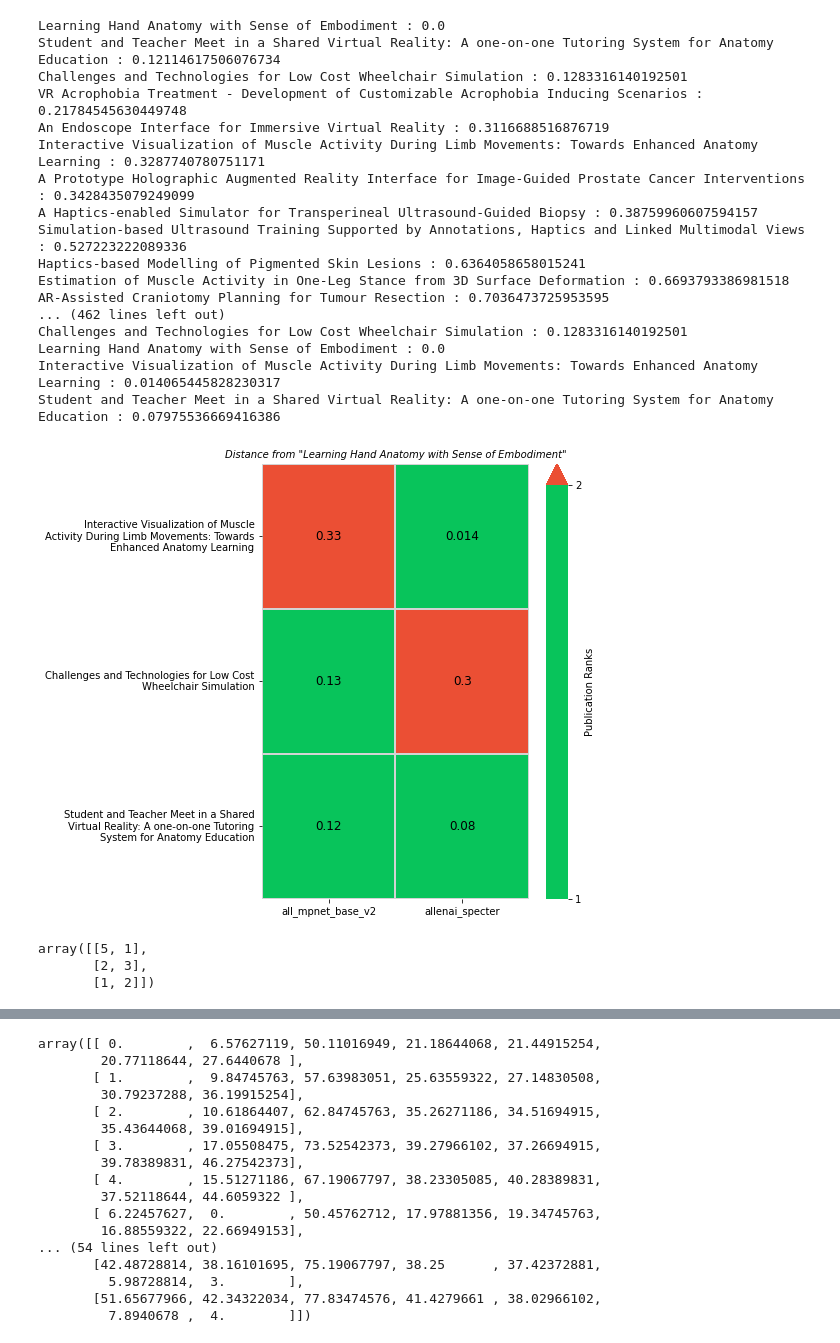
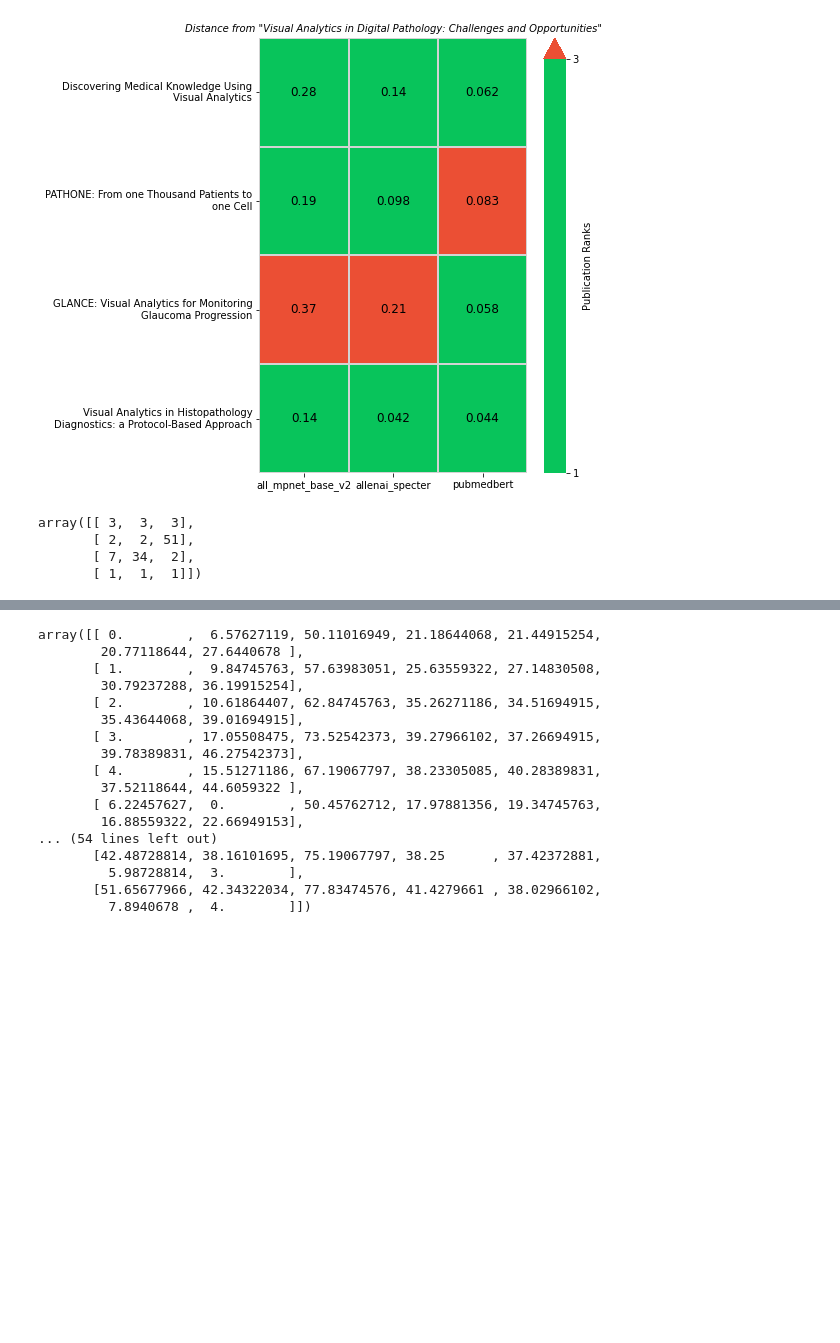
Before and after one commit to pruthvi-hegde/biomedvis, a Jupyter notebook: notebooks/k_neighbours.ipynb, the cells around one changed output, grey strips where cells are left out. Saved outputs shown, nothing was run; the diff lists cells and outputs as text; code cells hidden in the pictures; blank space fills up the shorter version.

```diff
--- a/notebooks/k_neighbours.ipynb
+++ b/notebooks/k_neighbours.ipynb
@@ -70,15 +70,15 @@ def kClosest_high(points, target, K):
     return dict(zip(position, dist))
 # %%
 def load_points(model, article, k):
-    f = open(f'../embeddings/low_dimension/{model}_low_dim.json')
+    f = open(f'../embeddings/high_dimension/{model}_high_dim.json')
     data = json.load(f)
     target = data[article]
     articles_title = list(data.keys())
     corpus_embedding = list(data.values())
-    closest_points = kClosest(corpus_embedding, target, k)
+    closest_points = kClosest_high(corpus_embedding, target, k)
     near_values = {}
     for k in closest_points.keys():
-        print(articles_title[k], ':', closest_points[k])
+        # if closest_points[k] != 0:
         near_values[articles_title[k]] = closest_points[k]
     return near_values
 # %%
@@ -93,8 +93,8 @@ def draw_plot(target_title, K):
     # models = ['biowordvec', 'generic_fasttext']
     # model_names = ['Avg. BioWordVec', 'Avg. Generic fastText']
     # models = ['allenai_specter','all_mpnet_base_v2']
-    model_names = ['all_mpnet_base_v2', 'allenai_specter']
-    models = ['all_mpnet_base_v2', 'allenai_specter']
+    model_names = ['all_mpnet_base_v2', 'allenai_specter', 'pubmedbert']
+    models = ['all_mpnet_base_v2', 'allenai_specter', 'pubmedbert']
 
     all_points = {model: load_points(model, target_title, k=236) for model in models}
     points = {model: load_points(model, target_title, k=K) for model in models}
@@ -126,8 +126,8 @@ def draw_plot(target_title, K):
     my_cmap.set_over('#eb4f34')
     ax = sns.heatmap(B, xticklabels=model_names, yticklabels=labels, annot=A, cbar_kws={'label': 'Publication Ranks',
                                                                                         'extend': 'max',
-                                                                                        'ticks': [1, 2]},
-                     cmap=my_cmap, vmin=1, vmax=2, cbar=True, ax=ax,
+                                                                                        'ticks': [1, 3]},
+                     cmap=my_cmap, vmin=1, vmax=3, cbar=True, ax=ax,
                      annot_kws={'fontsize': 12, 'color': 'black', 'alpha': 1}, linewidths=0.08, linecolor='lightgray')
     # ax = sns.heatmap(B, mask=B < 2, cmap='Blues', annot=A,xticklabels=models, yticklabels=allkey, vmin=0, vmax=1, cbar=False, ax=ax)
     # colorbar = ax.collections[0].colorbar
@@ -137,32 +137,16 @@ def draw_plot(target_title, K):
     plt.show()
     return B
 # %%
-target_title1 = "Learning Hand Anatomy with Sense of Embodiment"
-B = draw_plot(target_title1, 3)
+target_title1 = "Visual Analytics in Digital Pathology: Challenges and Opportunities"
+B = draw_plot(target_title1, 4)
 B = np.array(B)
 B
 # %% [output]
+[figure, new version]
-Learning Hand Anatomy with Sense of Embodiment : 0.0
-Student and Teacher Meet in a Shared Virtual Reality: A one-on-one Tutoring System for Anatomy Education : 0.12114617506076734
-Challenges and Technologies for Low Cost Wheelchair Simulation : 0.1283316140192501
-VR Acrophobia Treatment - Development of Customizable Acrophobia Inducing Scenarios : 0.21784545630449748
-An Endoscope Interface for Immersive Virtual Reality : 0.3116688516876719
-Interactive Visualization of Muscle Activity During Limb Movements: Towards Enhanced Anatomy Learning : 0.3287740780751171
-A Prototype Holographic Augmented Reality Interface for Image-Guided Prostate Cancer Interventions : 0.3428435079249099
-A Haptics-enabled Simulator for Transperineal Ultrasound-Guided Biopsy : 0.38759960607594157
-Simulation-based Ultrasound Training Supported by Annotations, Haptics and Linked Multimodal Views : 0.527223222089336
-Haptics-based Modelling of Pigmented Skin Lesions : 0.6364058658015241
-Estimation of Muscle Activity in One-Leg Stance from 3D Surface Deformation : 0.6693793386981518
-AR-Assisted Craniotomy Planning for Tumour Resection : 0.7036473725953595
-... (462 lines left out)
-Challenges and Technologies for Low Cost Wheelchair Simulation : 0.1283316140192501
-Learning Hand Anatomy with Sense of Embodiment : 0.0
-Interactive Visualization of Muscle Activity During Limb Movements: Towards Enhanced Anatomy Learning : 0.014065445828230317
-Student and Teacher Meet in a Shared Virtual Reality: A one-on-one Tutoring System for Anatomy Education : 0.07975536669416386
+array([[ 3,  3,  3],
+       [ 2,  2, 51],
+       [ 7, 34,  2],
+       [ 1,  1,  1]])
-[figure, old version]
-array([[5, 1],
-       [2, 3],
-       [1, 2]])
 # %%
 def calculate_dist(model, paper, target):
     f = open(f'../embeddings/high_dimension/{model}_high_dim.json')
```
Also changed, not shown: parts of 12 cells of this notebook, 6 other files.
